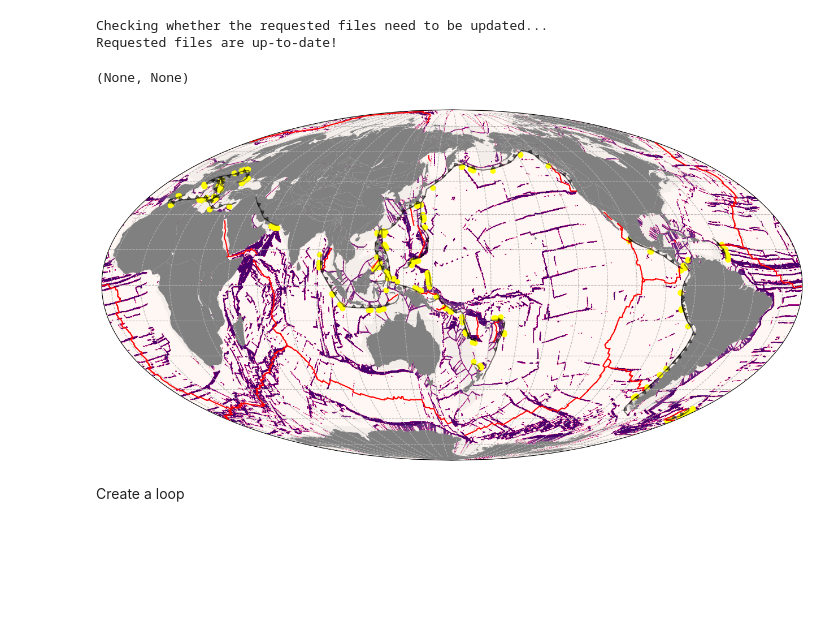
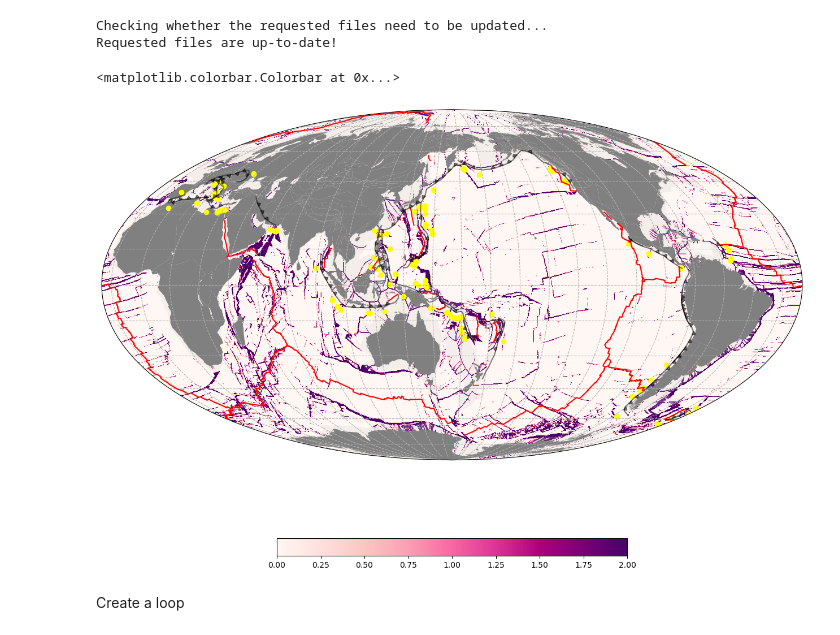
Before and after one commit to brmather/SeafloorAnomalies, a Jupyter notebook: 02-SZ-Subduction.ipynb, the cells around one changed output. Cells and saved outputs as stored; diff of their text form; code cells hidden in the pictures; blank space fills up the shorter version.

Commit message:
Updates to notebooks
Include random fracture zone - subduction zone intersection for 04

```diff
--- a/02-SZ-Subduction.ipynb
+++ b/02-SZ-Subduction.ipynb
@@ -31,13 +31,13 @@ coastlines, continents, COBs = gdownload.get_topology_geometries()
 
 # Call the PlotTopologies object
 time = 0 #Ma
-gplot = gplately.plot.PlotTopologies(model, time, coastlines, continents, COBs)
+gplot = gplately.plot.PlotTopologies(model, coastlines, continents, COBs, time=time)
 # %% [output]
 Checking whether the requested files need to be updated...
 Requested files are up-to-date!
 # %%
-def grad(raster, tol_grad=2, iter_dilation=2, mask=True):
-    image = raster.fill_NaNs()
+def grad(raster, tol_grad=2, iter_dilation=0, mask=True, return_gradient=False):
+    image = raster.fill_NaNs(return_array=True)
     gradX, gradY = np.gradient(image)
     gradXY = np.hypot(gradX, gradY)
 
@@ -52,24 +52,29 @@ def grad(raster, tol_grad=2, iter_dilation=2, mask=True):
     if mask:
         fz_grid[raster.data.mask] = np.nan
 
-    fz_raster = gplately.Raster(array=fz_grid, extent='global')
+    fz_raster = gplately.Raster(data=fz_grid, extent='global')
 
-    return fz_raster
+    if return_gradient:
+        return fz_raster, gradXY
+    else:
+        return fz_raster
 # %%
 def reconstruct_fracture_zones(time, return_grid=False):
-    subduction_data = model.tesselate_subduction_zones(time, np.deg2rad(0.2), ignore_warnings=True)
+    subduction_data = model.tessellate_subduction_zones(time, np.deg2rad(0.2), ignore_warnings=True)
     trench_lons = subduction_data[:,0]
     trench_lats = subduction_data[:,1]
     trench_norm = subduction_data[:,7]
 
-    dlon = -1*np.sin(np.radians(trench_norm))
-    dlat = -1*np.cos(np.radians(trench_norm))
+    dlon = -2.5*np.sin(np.radians(trench_norm))
+    dlat = -2.5*np.cos(np.radians(trench_norm))
 
     trench_lons += dlon
     trench_lats += dlat
 
     agegrid_raster = gplately.Raster(filename=agegrid_filename.format(time))
-    fz_raster = grad(agegrid_raster, tol_grad=2, iter_dilation=2, mask=False)
+    fz_raster, gradXY = grad(agegrid_raster, tol_grad=2, iter_dilation=0, mask=False, return_gradient=True)
+    mask_raster = fz_raster.data >= 1
+    fz_raster.data[mask_raster] = gradXY[mask_raster]
 
     trench_fz = fz_raster.interpolate(trench_lons, trench_lats, method='nearest')
 
@@ -80,36 +85,50 @@ def reconstruct_fracture_zones(time, return_grid=False):
     trench_lats = trench_lats[mask_trench_fz]
 
     if return_grid:
-        return trench_lons, trench_lats, fz_raster.data
+        return trench_lons, trench_lats, trench_fz, fz_raster.data
     else:
-        return trench_lons, trench_lats
+        return trench_lons, trench_lats, trench_fz
 # %%
 time = 0
 
-fz_lons, fz_lats, fz_grid = reconstruct_fracture_zones(time, return_grid=True)
+fz_lons, fz_lats, fz_mag, fz_grid = reconstruct_fracture_zones(time, return_grid=True)
 # %%
 # Set up a GeoAxis plot
 fig = plt.figure(figsize=(16,12), dpi=100)
 ax = fig.add_subplot(111, projection=ccrs.Mollweide(central_longitude = 160))
 ax.set_global()
 ax.gridlines(color='0.7',linestyle='--', xlocs=np.arange(-180,180,15), ylocs=np.arange(-90,90,15))
 
 
 # Plot shapefile features, subduction zones and MOR boundaries at 50 Ma
 gplot.time = time # Ma
 # gplot.plot_continent_ocean_boundaries(ax, color='b', alpha=0.05)
-gplot.plot_grid(ax, fz_grid, origin='lower', cmap='RdPu', vmin=0, vmax=1)
+im = gplot.plot_grid(ax, fz_grid, origin='lower', cmap='RdPu', vmax=2)
 gplot.plot_continents(ax, facecolor='0.8', alpha=0.2)
 gplot.plot_coastlines(ax, color='0.5')
 gplot.plot_ridges_and_transforms(ax, color='red', zorder=9)
 
 ax.scatter(fz_lons, fz_lats, c='yellow', transform=ccrs.PlateCarree())
 
+# subduction_data = model.tessellate_subduction_zones(time, np.deg2rad(0.2), ignore_warnings=True)
+# trench_lons = subduction_data[:,0]
+# trench_lats = subduction_data[:,1]
+# trench_norm = subduction_data[:,7]
+
+# dlon = -2.5*np.sin(np.radians(trench_norm))
+# dlat = -2.5*np.cos(np.radians(trench_norm))
+
+# trench_lons += dlon
+# trench_lats += dlat
+# ax.scatter(trench_lons, trench_lats, c='b', transform=ccrs.PlateCarree())
+
 gplot.plot_trenches(ax, color='k', zorder=9, alpha=0.5)
 gplot.plot_subduction_teeth(ax, color='k', zorder=10, alpha=0.5)
+
+fig.colorbar(im, orientation='horizontal', shrink=0.5)
 # %% [output]
-(None, None)
+<matplotlib.colorbar.Colorbar at 0x...>
-[figure, old version]
+[figure, new version]
 # %% [markdown]
 Create a loop
 # %%
```
Also changed, not shown: parts of 6 cells of this notebook, 1 other file.
